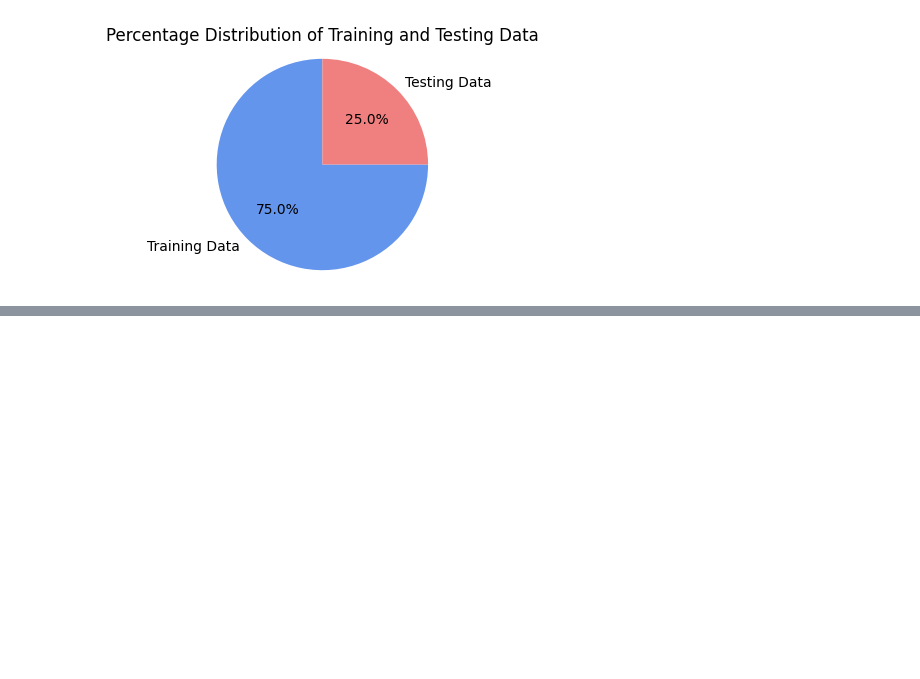
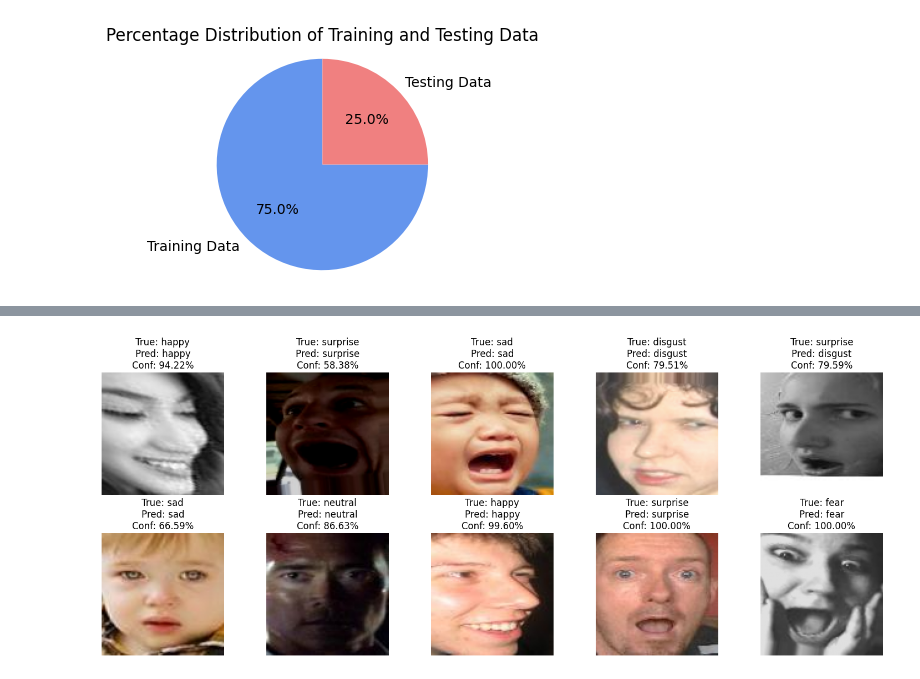
Before and after one commit to shaheryarahmed511-collab/facial_emotion_recognition_using_cnn, a Jupyter notebook: complete_notebook.ipynb, the cells around one changed output, grey strips where cells are left out. Drawn from its saved outputs; the diff is of its cells as text; code cells hidden in the pictures; blank space fills up the shorter version.

```diff
--- a/complete_notebook.ipynb
+++ b/complete_notebook.ipynb
@@ -416,0 +618,20 @@ train_generator = datagen.flow(train_images_CNNreshaped, Y_train_cat, batch_size
+# %%
+random_indices = np.random.choice(len(test_images_CNNreshaped), 10, replace=False)
+
+fig, ax = plt.subplots(2, 5, figsize=(15, 6))
+
+for i, idx in enumerate(random_indices):
+    image = test_images_CNNreshaped[idx]
+    true_class = classes[Y_test[idx] - 1]
+    pred_class = classes[y_predCNN[idx]]
+    confidence = np.max(y_predCNN_prob[idx]) * 100
+
+    # Plotting
+    ax[i // 5, i % 5].imshow(image)
+    ax[i // 5, i % 5].axis('off')
+    ax[i // 5, i % 5].set_title(f'True: {true_class}\nPred: {pred_class}\nConf: {confidence:.2f}%')
+
+plt.tight_layout()
+plt.show()
+# %% [output]
+[figure, added]
```
Also changed, not shown: parts of 11 cells of this notebook, 3 other files.
